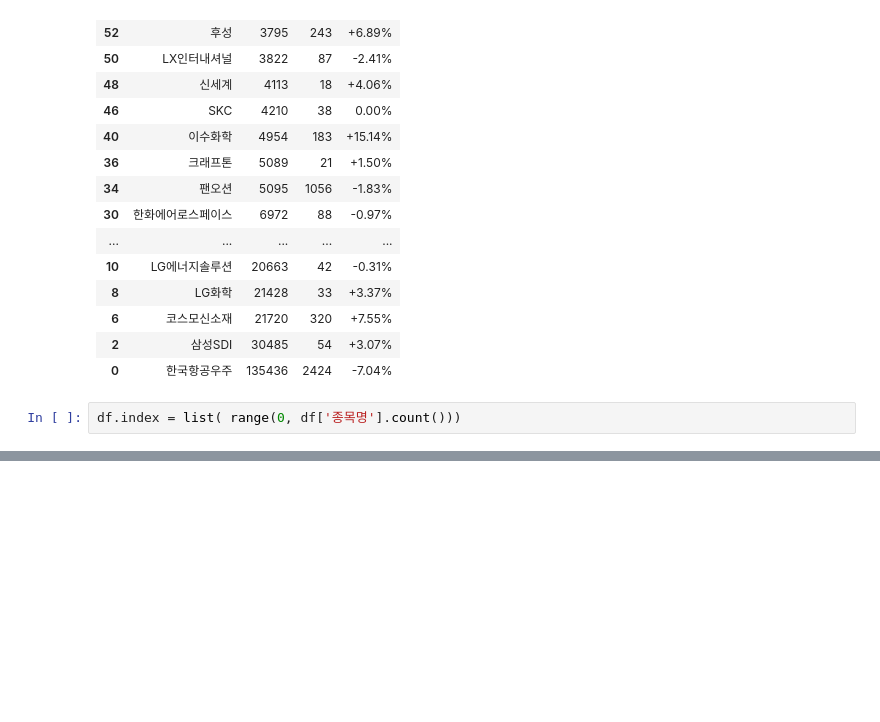
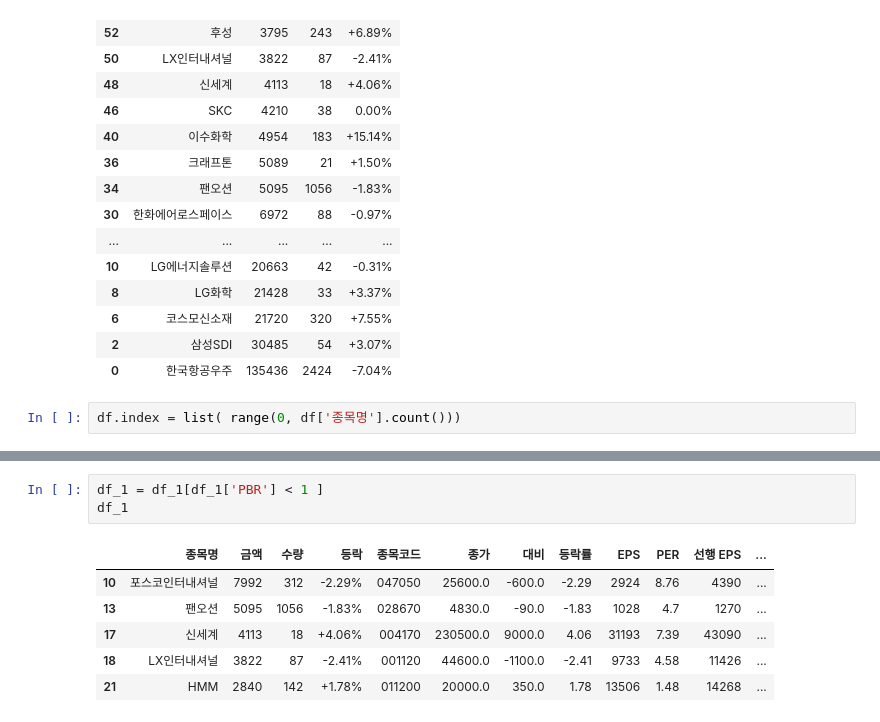
Before and after one commit to starshorse/20200228start, a Jupyter notebook: python_ex/web crawling.ipynb, the cells around one changed output, grey strips where cells are left out. Cells and saved outputs as stored; diff of their text form; blank space fills up the shorter version.

```diff
--- a/python_ex/web crawling.ipynb
+++ b/python_ex/web crawling.ipynb
@@ -168,0 +235,10 @@ df
+# %%
+df_1 = df_1[df_1['PBR'] < 1 ]
+df_1
+# %% [output]
+|  | 종목명 | 금액 | 수량 | 등락 | 종목코드 | 종가 | 대비 | 등락률 | EPS | PER | 선행 EPS | ... |
+| 10 | 포스코인터내셔널 | 7992 | 312 | -2.29% | 047050 | 25600.0 | -600.0 | -2.29 | 2924 | 8.76 | 4390 | ... |
+| 13 | 팬오션 | 5095 | 1056 | -1.83% | 028670 | 4830.0 | -90.0 | -1.83 | 1028 | 4.7 | 1270 | ... |
+| 17 | 신세계 | 4113 | 18 | +4.06% | 004170 | 230500.0 | 9000.0 | 4.06 | 31193 | 7.39 | 43090 | ... |
+| 18 | LX인터내셔널 | 3822 | 87 | -2.41% | 001120 | 44600.0 | -1100.0 | -2.41 | 9733 | 4.58 | 11426 | ... |
+| 21 | HMM | 2840 | 142 | +1.78% | 011200 | 20000.0 | 350.0 | 1.78 | 13506 | 1.48 | 14268 | ... |
```
Also changed, not shown: parts of 9 cells of this notebook, 9 other files.
